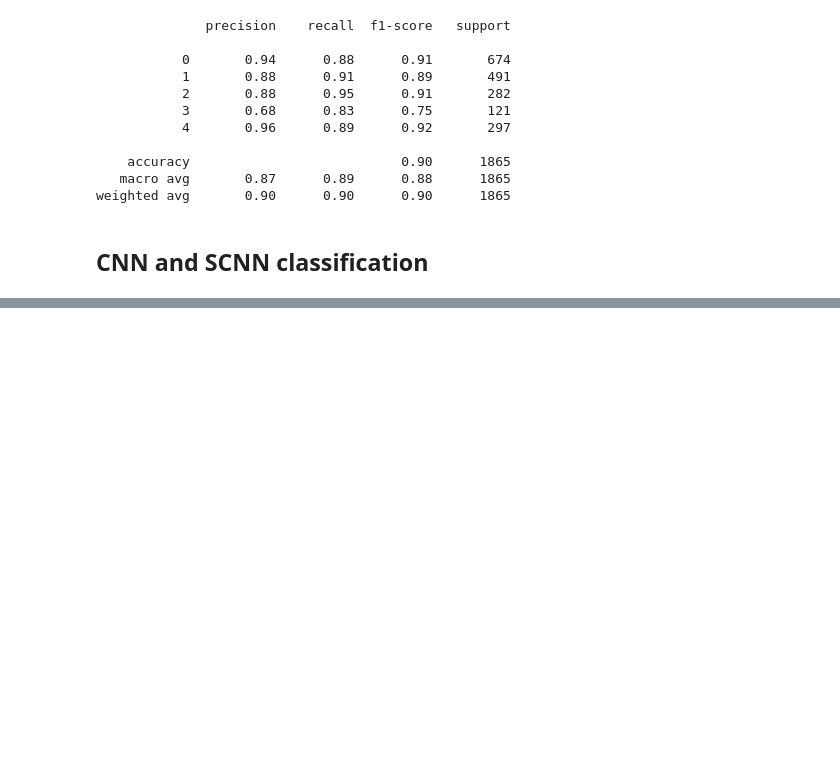
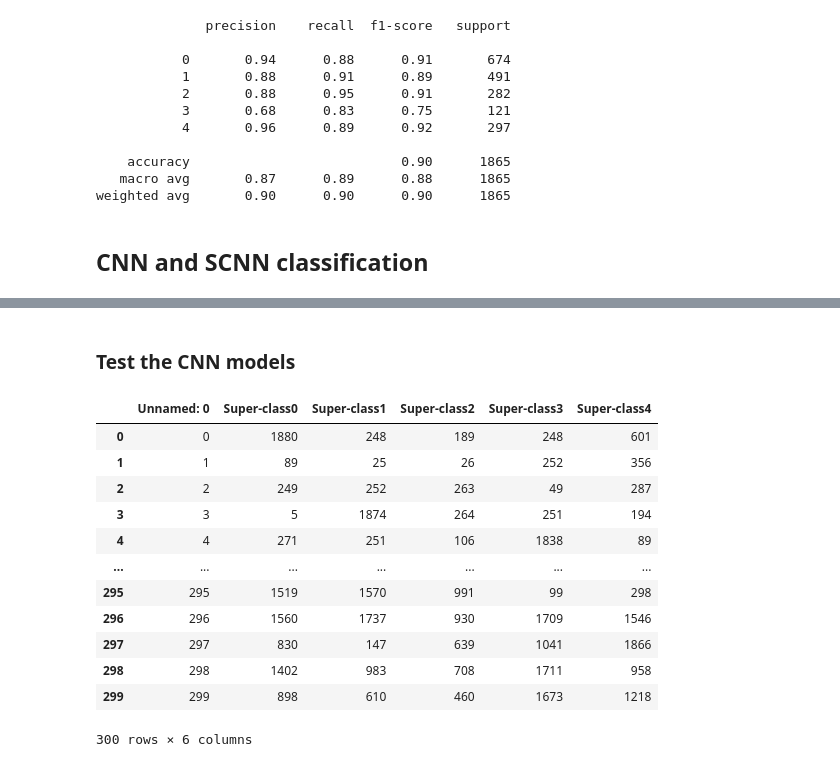
Before and after one commit to CarachinoAlessio/cancer_miRNA_classification_with_spiking_neural_network, a Jupyter notebook: test.ipynb, the cells around one changed output, grey strips where cells are left out. Saved outputs shown, nothing was run; the diff lists cells and outputs as text; code cells hidden in the pictures; blank space fills up the shorter version.

```diff
--- a/test.ipynb
+++ b/test.ipynb
@@ -433,0 +375,23 @@ Accuracy for superclass 4: 0.4149305555555556
+# %% [markdown]
+### Test the CNN models
+# %%
+from src.utils.feature_selection import FeatureSelection
+
+fs = FeatureSelection('filter_features.csv', superclasses)
+# %%
+selected_features = fs.load_features()
+selected_features
+# %% [output]
+|  | Unnamed: 0 | Super-class0 | Super-class1 | Super-class2 | Super-class3 | Super-class4 |
+| 0 | 0 | 1880 | 248 | 189 | 248 | 601 |
+| 1 | 1 | 89 | 25 | 26 | 252 | 356 |
+| 2 | 2 | 249 | 252 | 263 | 49 | 287 |
+| 3 | 3 | 5 | 1874 | 264 | 251 | 194 |
+| 4 | 4 | 271 | 251 | 106 | 1838 | 89 |
+| ... | ... | ... | ... | ... | ... | ... |
+| 295 | 295 | 1519 | 1570 | 991 | 99 | 298 |
+| 296 | 296 | 1560 | 1737 | 930 | 1709 | 1546 |
+| 297 | 297 | 830 | 147 | 639 | 1041 | 1866 |
+| 298 | 298 | 1402 | 983 | 708 | 1711 | 958 |
+| 299 | 299 | 898 | 610 | 460 | 1673 | 1218 |
+300 rows × 6 columns
```
Also changed, not shown: parts of 14 cells of this notebook, 4 other files.
